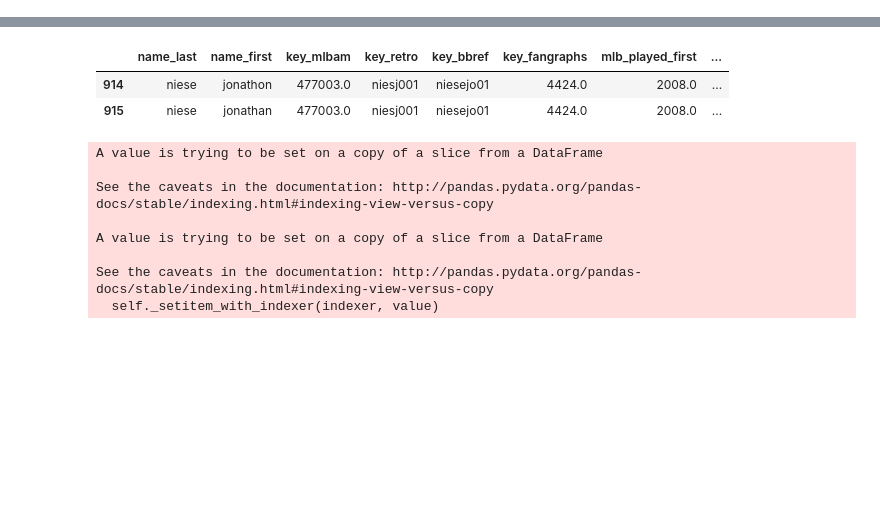
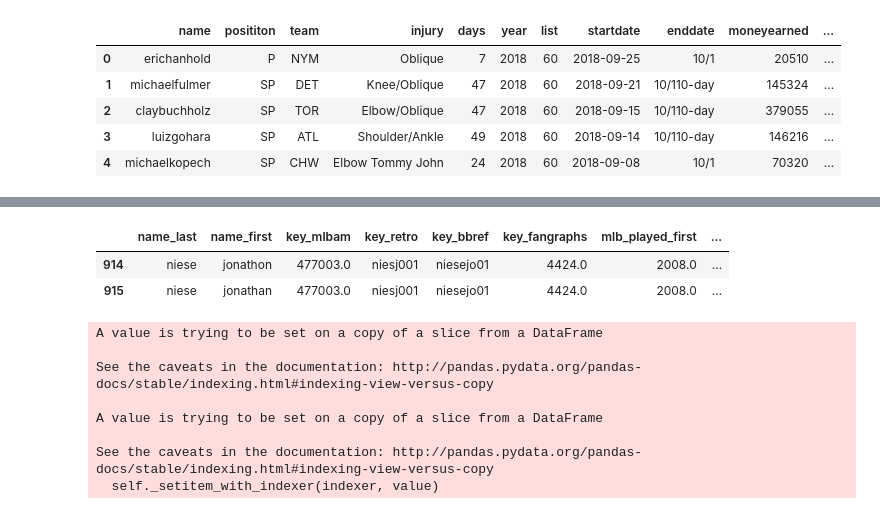
Before and after one commit to t-phill/mlb_injuries, a Jupyter notebook: pickles/pickles.ipynb, the cells around one changed output, grey strips where cells are left out. Saved outputs shown, nothing was run; the diff lists cells and outputs as text; code cells hidden in the pictures; blank space fills up the shorter version.

```diff
--- a/pickles/pickles.ipynb
+++ b/pickles/pickles.ipynb
@@ -89,0 +102,10 @@ KeyError: 'name'
+# %%
+inj_18 = pd.read_pickle('../pickles/2018_inj_ids.pkl')
+inj_18.head()
+# %% [output]
+|  | name | posititon | team | injury | days | year | list | startdate | enddate | moneyearned | ... |
+| 0 | erichanhold | P | NYM | Oblique | 7 | 2018 | 60 | 2018-09-25 | 10/1 | 20510 | ... |
+| 1 | michaelfulmer | SP | DET | Knee/Oblique | 47 | 2018 | 60 | 2018-09-21 | 10/110-day | 145324 | ... |
+| 2 | claybuchholz | SP | TOR | Elbow/Oblique | 47 | 2018 | 60 | 2018-09-15 | 10/110-day | 379055 | ... |
+| 3 | luizgohara | SP | ATL | Shoulder/Ankle | 49 | 2018 | 60 | 2018-09-14 | 10/110-day | 146216 | ... |
+| 4 | michaelkopech | SP | CHW | Elbow Tommy John | 24 | 2018 | 60 | 2018-09-08 | 10/1 | 70320 | ... |
```
Also changed, not shown: parts of 11 cells of this notebook.
